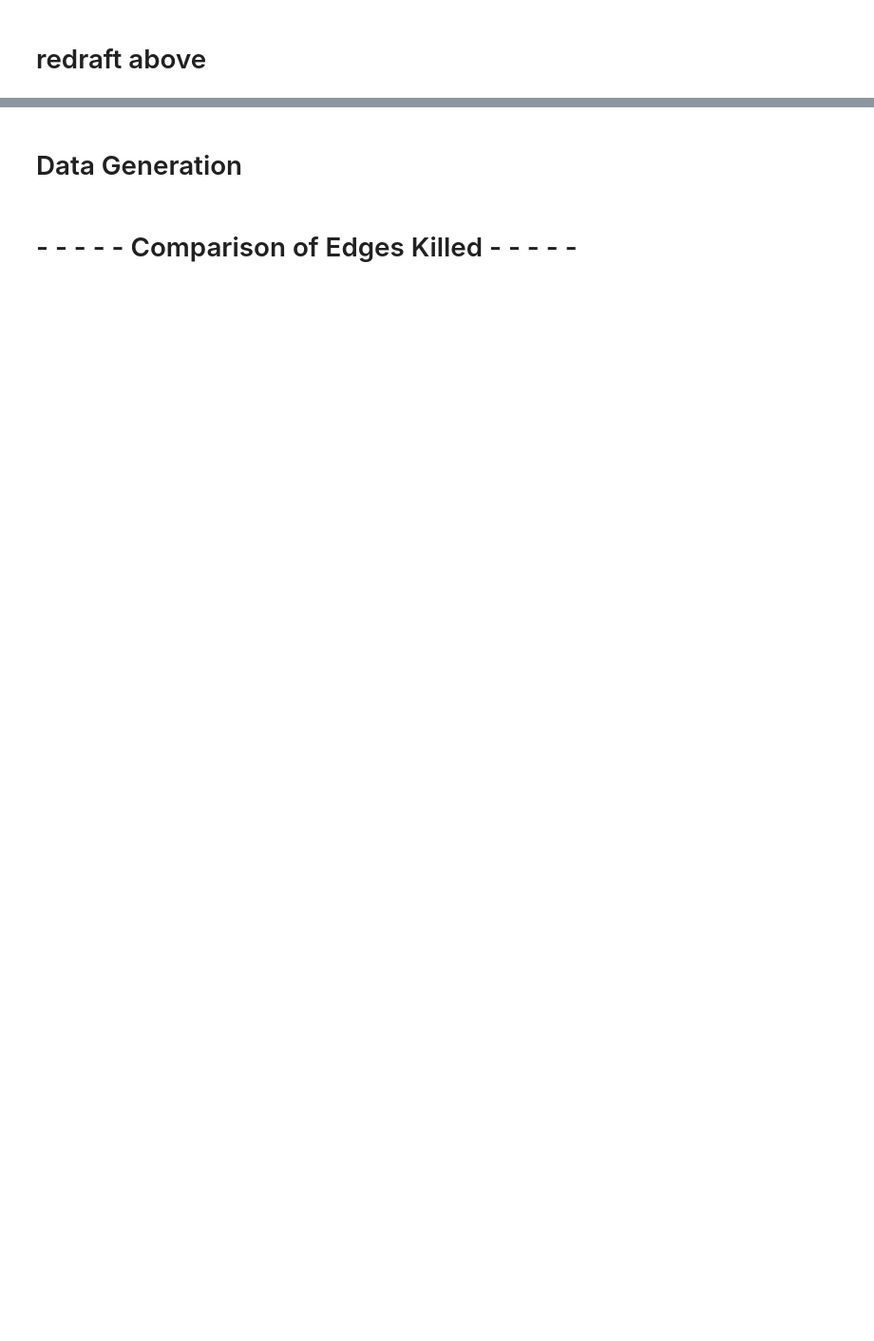
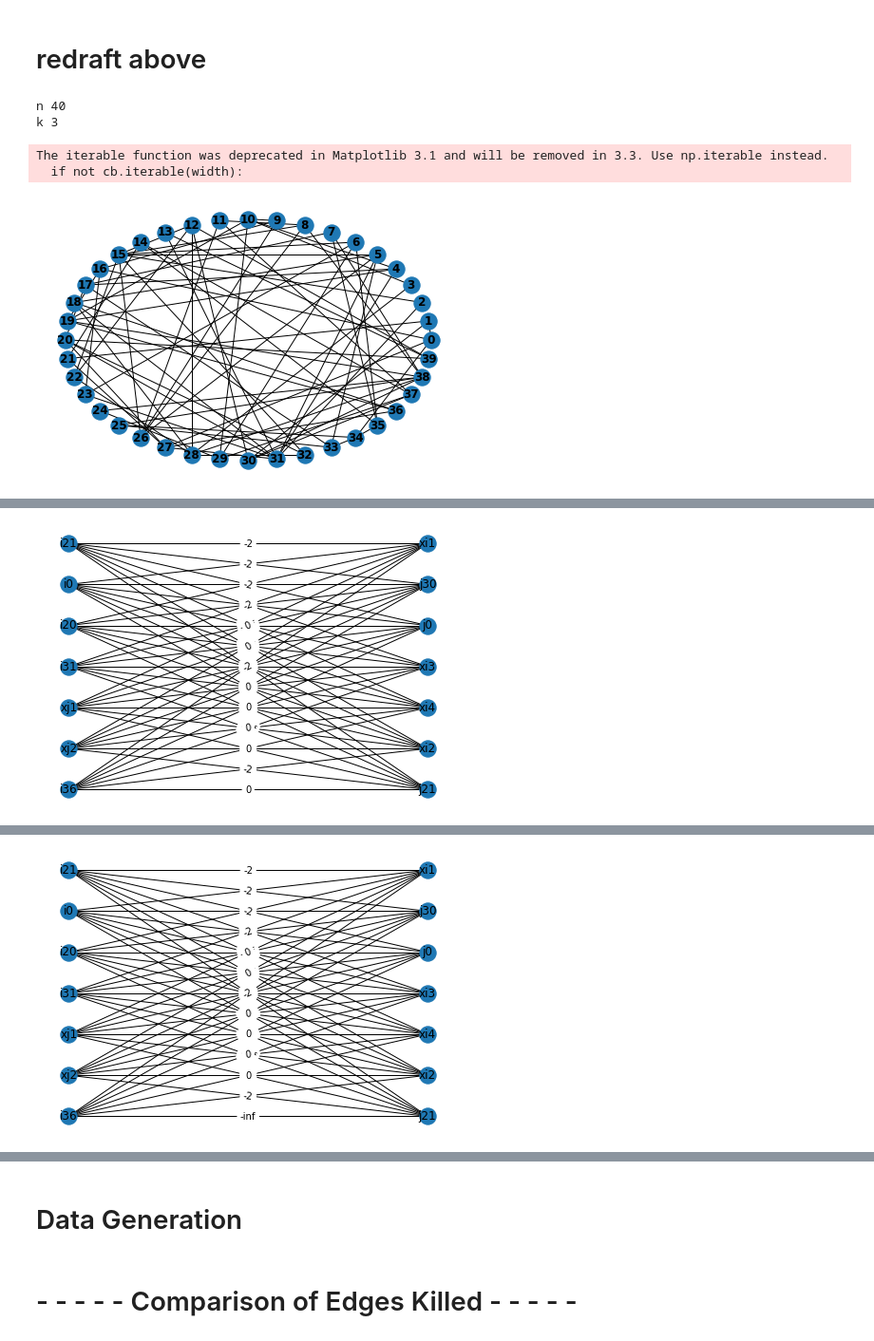
Before and after one commit to hhicks13/benchmarking-dasg, a Jupyter notebook: kas-benchmark-refactor.ipynb, the cells around one changed output, grey strips where cells are left out. Shown: that part at 95% size. Saved outputs shown, nothing was run; the diff lists cells and outputs as text; code cells hidden in the pictures; blank space fills up the shorter version.

```diff
--- a/kas-benchmark-refactor.ipynb
+++ b/kas-benchmark-refactor.ipynb
@@ -496,6 +506,7 @@ def jim_elim_while1(G_A,Ef_A,k_A):
     #
     #
     while P_stack:
+
         # Unpack edge at top of stack
         e = P_stack.popleft()
         i =  e[0]
@@ -504,12 +515,14 @@ def jim_elim_while1(G_A,Ef_A,k_A):
         #
 
         # see if the upperbound of cost is over budget
-        if Pbar_ij > 2*k_A:
+        if Pbar_ij >= 2*k_A:
             #### compute matching score and update bounds + P/P_stack if budget exceeded
             # P graph is necessary here
             count+=1
             CostMatrix = BuildCostMatrix(i,j,G_A,P,Ef_A,k_A)
             true_cost, deleteEdges = HungarianSolve(CostMatrix)
+            if (e == (1,27)) ^ (e == (20,30)):
+                print(f" algo2 cost of {e}: {true_cost}")
 
             # see if true_cost is under budget
             if true_cost <= 2*k_A:
@@ -522,7 +535,7 @@ def jim_elim_while1(G_A,Ef_A,k_A):
                 # eliminate from P
                 P.remove_edge(*e)
                 # update Pbar
-                Pbar[e] = math.inf
+                Pbar[e] = -1*math.inf
                 # accepts Pbar as argument and stack_P (converted to set)
                 # Pbar updated as side effect.
                 jim_elim_update_adjacent_bounds(i,j,G_A,Pbar,P_stack)
@@ -540,11 +553,18 @@ def jim_elim_while1(G_A,Ef_A,k_A):
             #
             P_stack = sort_P_stack_by_ub(P_stack,Pbar)
             # max 'upperbound of matching score' in Pbar
+
             max_Pbar_ij = Pbar[P_stack[0]]
             if max_Pbar_ij <= 2*k_A:
+                for e in P_stack:
+                    print(f" edge -> weight : {e} - {Pbar[e]}")
                 # halt program, because the maximum worst cast cost for P is at or below
                 # budget.
+                print(f"ub of (1,27) at halt: {Pbar[(1,27)]}")
+                print(f"ub of (20,30) at halt: {Pbar[(20,30)]}")
                 return P,P_stack,Pbar,count
+    #
+    return P,P_stack,Pbar,count
 # %%
 def Algorithm2(G,k):
     Ef = nx.Graph()
@@ -646,2 +654,59 @@ The iterable function was deprecated in Matplotlib 3.1 and will be removed in 3.
 # %% [markdown]
 # redraft above
+# %%
+# Benchmark Graph
+
+n = 40
+k = 3
+kk = 4
+p = 12
+
+print(f"n {n}")
+print(f"k {k}")
+
+G = nx.watts_strogatz_graph(n,kk,p,seed=10)
+pos = nx.circular_layout(G)
+nx.draw(G,with_labels=True,font_weight='bold',pos=pos)
+plt.show()
+
+Ef = nx.Graph()
+Ef.add_nodes_from(G.nodes())
+
+print(f" Edges prior : {(n**2-n)/2}")
+
+P1,P_stack1,count1 = Algorithm1(G,k)
+P2,P_stack2,Pbar,count2 = Algorithm2(G,k)
+
+if not len(P1.edges()) == len(P2.edges()):
+    p1 = set(P1.edges())
+    p2 = set(P2.edges())
+    s = p1.symmetric_difference(p2)
+    print(s)
+    print(p1.difference(p2))
+    print(p2.difference(p1))
+    print(len(P1.edges()))
+    print(len(P2.edges()))
+    raise Exception("Refinement logic broken")
+
+if not len(P1.edges()) == len(P_stack1):
+    raise Exception("P1 not synced with P_stack1")
+
+print(f" algo1 edges remaining: {len(P1.edges())}")
+
+print(f" algo1 matchings performed: {count1}\n")
+
+if not len(P2.edges()) == len(P_stack2):
+    raise Exception("P2 not synced with P_stack2")
+
+
+print(f" algo2 edges remaining {len(P2.edges())}")
+
+print(f" algo2 matchings performed: {count2} ")
+
+print(f" difference {abs(count1 - count2)}")
+# %% [output]
+n 40
+k 3
+The iterable function was deprecated in Matplotlib 3.1 and will be removed in 3.3. Use np.iterable instead.
+  if not cb.iterable(width):
+[figure, added]
@@ -647,0 +730 @@ The iterable function was deprecated in Matplotlib 3.1 and will be removed in 3.
+[figure, added]
@@ -647,0 +748 @@ The iterable function was deprecated in Matplotlib 3.1 and will be removed in 3.
+[figure, added]
```
Also changed, not shown: parts of 7 cells of this notebook.
